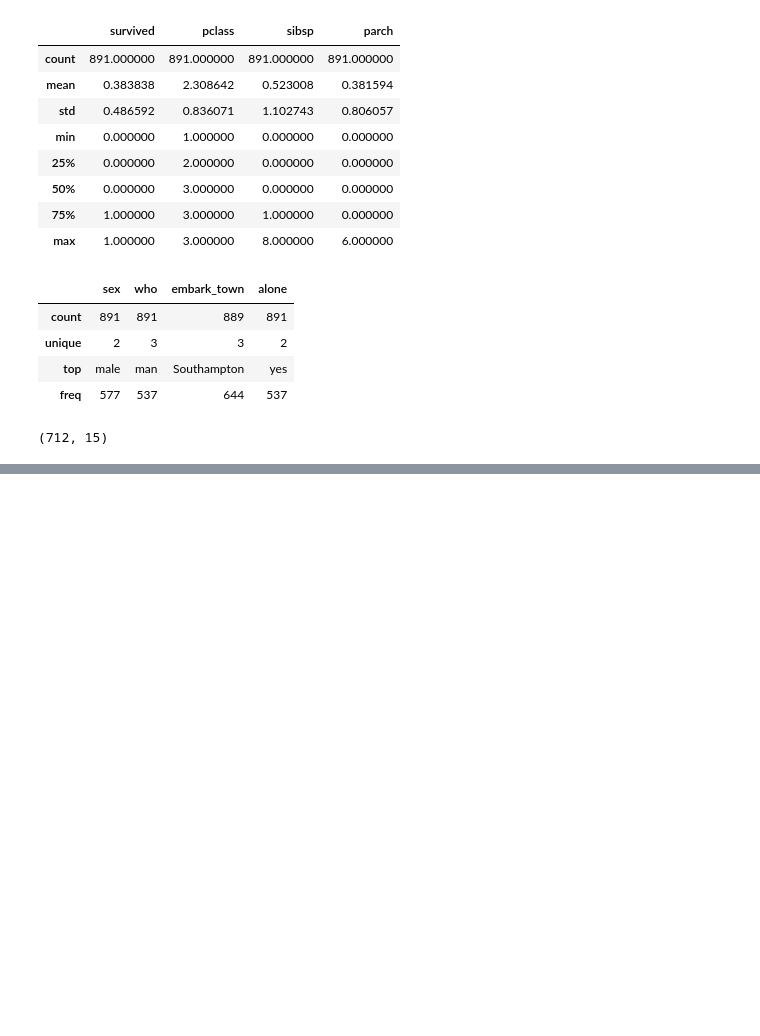
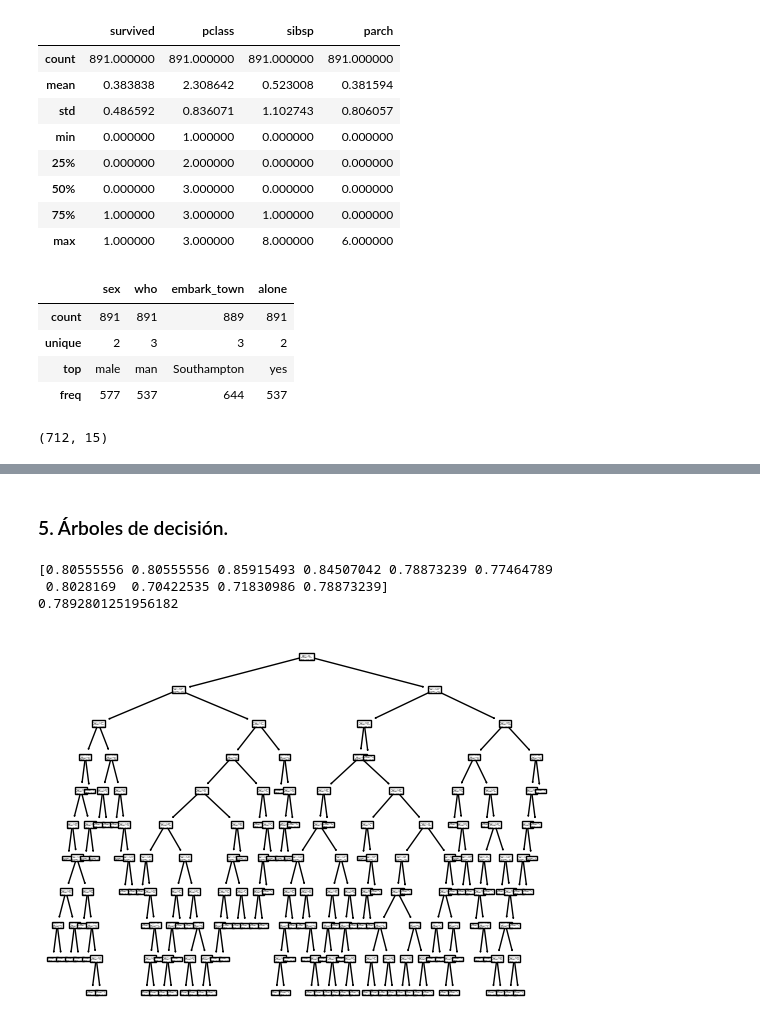
Before and after one commit to karenmoreno17/Informe-Machine-Learning, a Jupyter notebook: punto2.ipynb, the cells around one changed output, grey strips where cells are left out. Cells and saved outputs as stored; diff of their text form; code cells hidden in the pictures; blank space fills up the shorter version.

```diff
--- a/punto2.ipynb
+++ b/punto2.ipynb
@@ -170 +170,24 @@ Y_train
 Name: survived, Length: 712, dtype: int64
+# %% [markdown]
+### 5. Árboles de decisión.
+# %%
+# ============================================================================================================================================================
+# Primer árbol de decisión.
+# ============================================================================================================================================================
+
+from sklearn import tree
+from sklearn.model_selection import cross_val_score
+
+arbol1 = tree.DecisionTreeClassifier(criterion = 'gini', splitter = "best", max_depth = 10,  random_state = 123)
+arbol1.fit(X_train, Y_train)
+scores1 = cross_val_score(arbol1, X_train, Y_train, cv = 10, scoring = 'accuracy')
+print(scores1)
+print(scores1.mean())
+
+tree.plot_tree(arbol1)
+tree.export_graphviz(decision_tree = arbol1, class_names = True, out_file = "arbolesPunto5\Arbol1.dot")
+# %% [output]
+[0.80555556 0.80555556 0.85915493 0.84507042 0.78873239 0.77464789
+ 0.8028169  0.70422535 0.71830986 0.78873239]
+0.7892801251956182
+[figure, added]
```
Also changed, not shown: parts of 85 cells of this notebook, 33 other files.
